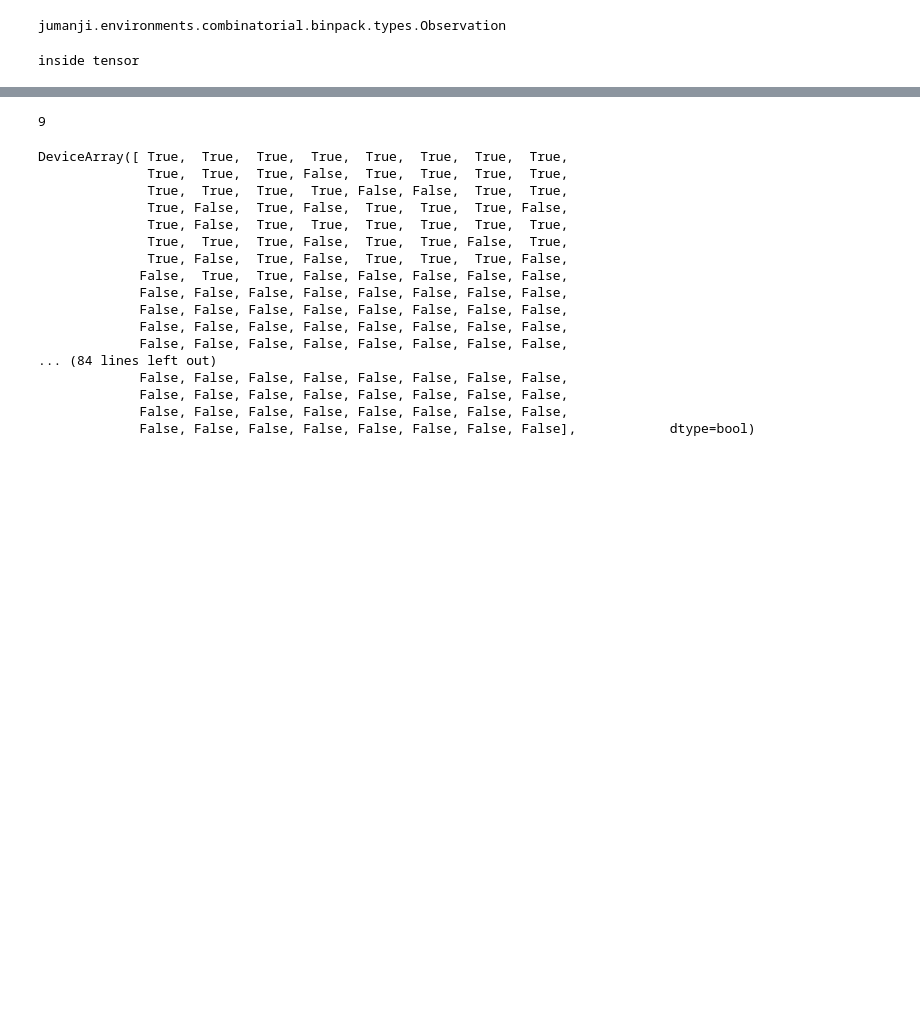
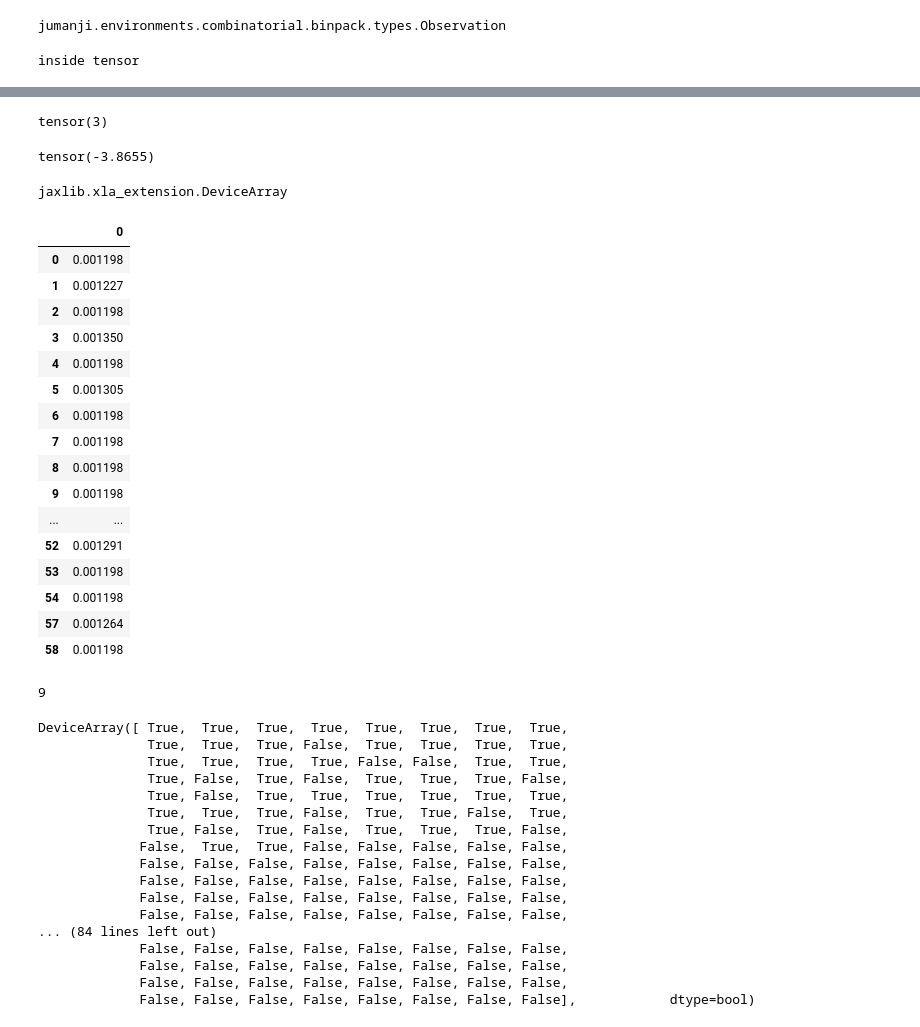
Before and after one commit to kaiamj/deep-reinforcement-learning-jumanji, a Jupyter notebook: NN.ipynb, the cells around one changed output, grey strips where cells are left out. Saved outputs shown, nothing was run; the diff lists cells and outputs as text; code cells hidden in the pictures; blank space fills up the shorter version.

```diff
--- a/NN.ipynb
+++ b/NN.ipynb
@@ -79,3 +50,0 @@ False
-# %%
-
-p = np.append(timestep.observation.ems.x1,timestep.observation.ems.x2)
@@ -138,3 +67,5 @@ array([0.        , 0.        , 0.47478703, 0.        , 0.        ,
+# %%
+p = flatten(timestep.observation)
 # %%
 p.shape
 # %% [output]
@@ -156,0 +154,33 @@ inside tensor
+# %%
+a
+# %% [output]
+tensor(3)
+# %%
+m.log_prob(a)
+# %% [output]
+tensor(-3.8655)
+# %%
+type(timestep.observation.action_mask.flatten())
+# %% [output]
+jaxlib.xla_extension.DeviceArray
+# %%
+df = pd.DataFrame(p1.detach().numpy())
+df.iloc[list(timestep.observation.action_mask.flatten()),:]
+# %% [output]
+|  | 0 |
+| 0 | 0.001198 |
+| 1 | 0.001227 |
+| 2 | 0.001198 |
+| 3 | 0.001350 |
+| 4 | 0.001198 |
+| 5 | 0.001305 |
+| 6 | 0.001198 |
+| 7 | 0.001198 |
+| 8 | 0.001198 |
+| 9 | 0.001198 |
+| ... | ... |
+| 52 | 0.001291 |
+| 53 | 0.001198 |
+| 54 | 0.001198 |
+| 57 | 0.001264 |
+| 58 | 0.001198 |
```
Also changed, not shown: parts of 31 cells of this notebook.
